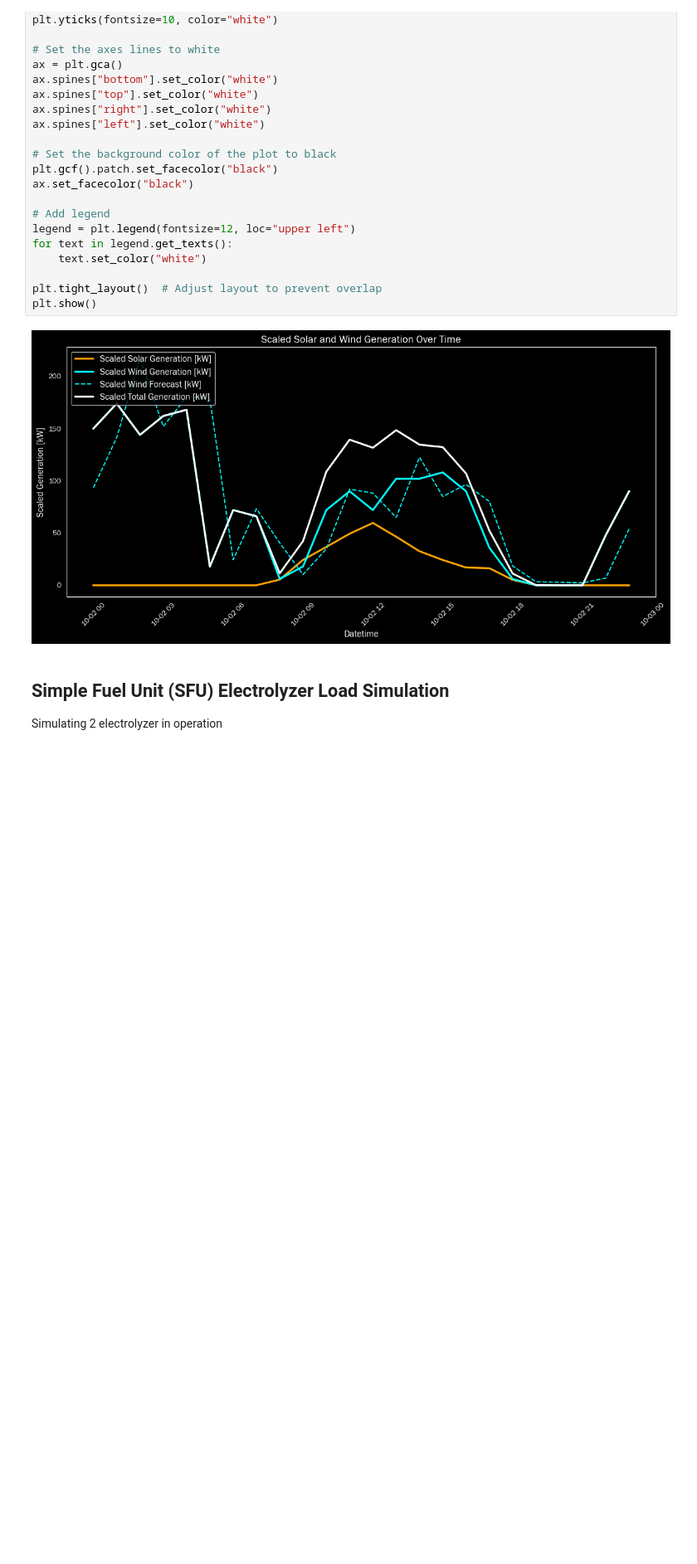
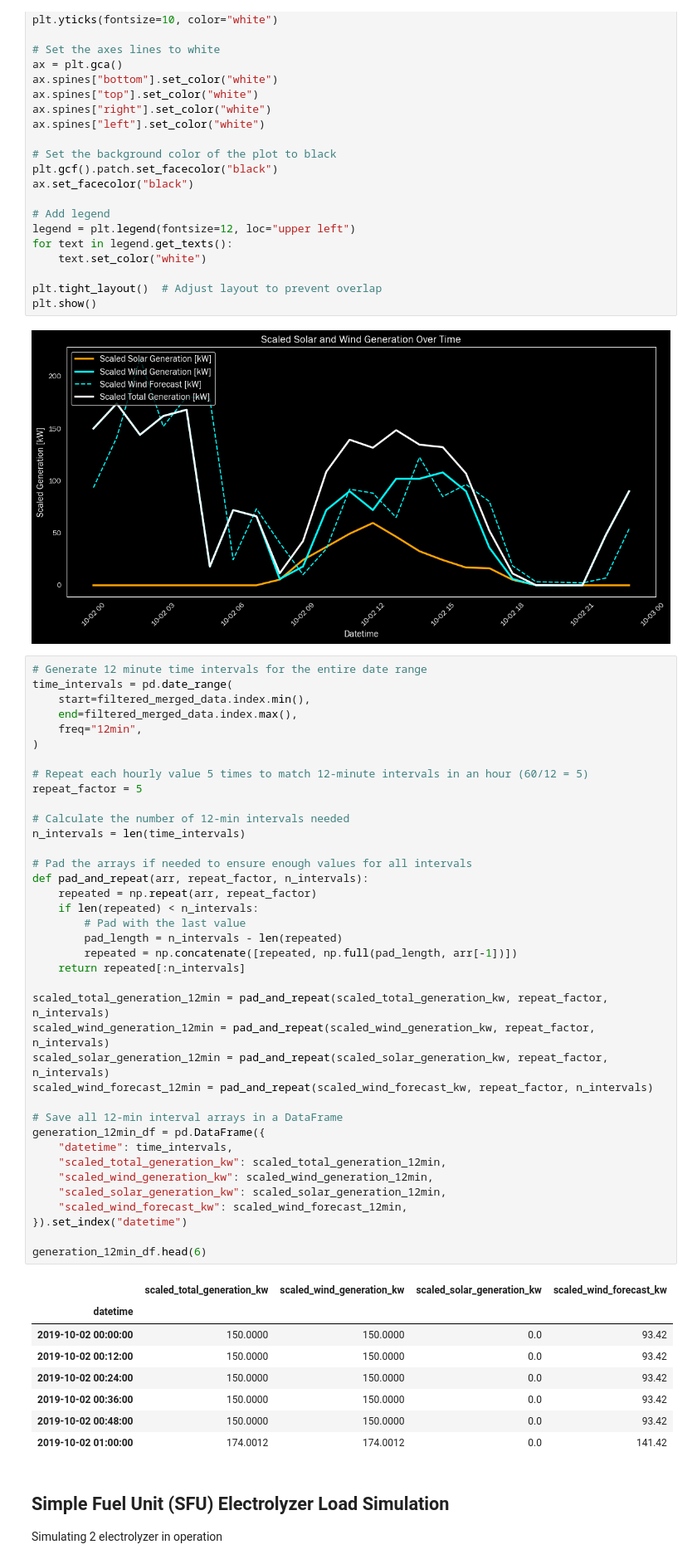
Before and after one commit to Lauvera132/ut_h2_protohub_simulation, a Jupyter notebook: white_deer_wind_farm_test.ipynb, the cells around one changed output. Shown at 83% size. Saved outputs shown, nothing was run; the diff lists cells and outputs as text; blank space fills up the shorter version.

```diff
--- a/white_deer_wind_farm_test.ipynb
+++ b/white_deer_wind_farm_test.ipynb
@@ -810,6 +810,53 @@ plt.tight_layout()  # Adjust layout to prevent overlap
 plt.show()
 # %% [output]
 [figure]
+# %%
+# Generate 12 minute time intervals for the entire date range
+time_intervals = pd.date_range(
+    start=filtered_merged_data.index.min(),
+    end=filtered_merged_data.index.max(),
+    freq="12min",
+)
+
+# Repeat each hourly value 5 times to match 12-minute intervals in an hour (60/12 = 5)
+repeat_factor = 5
+
+# Calculate the number of 12-min intervals needed
+n_intervals = len(time_intervals)
+
+# Pad the arrays if needed to ensure enough values for all intervals
+def pad_and_repeat(arr, repeat_factor, n_intervals):
+    repeated = np.repeat(arr, repeat_factor)
+    if len(repeated) < n_intervals:
+        # Pad with the last value
+        pad_length = n_intervals - len(repeated)
+        repeated = np.concatenate([repeated, np.full(pad_length, arr[-1])])
+    return repeated[:n_intervals]
+
+scaled_total_generation_12min = pad_and_repeat(scaled_total_generation_kw, repeat_factor, n_intervals)
+scaled_wind_generation_12min = pad_and_repeat(scaled_wind_generation_kw, repeat_factor, n_intervals)
+scaled_solar_generation_12min = pad_and_repeat(scaled_solar_generation_kw, repeat_factor, n_intervals)
+scaled_wind_forecast_12min = pad_and_repeat(scaled_wind_forecast_kw, repeat_factor, n_intervals)
+
+# Save all 12-min interval arrays in a DataFrame
+generation_12min_df = pd.DataFrame({
+    "datetime": time_intervals,
+    "scaled_total_generation_kw": scaled_total_generation_12min,
+    "scaled_wind_generation_kw": scaled_wind_generation_12min,
+    "scaled_solar_generation_kw": scaled_solar_generation_12min,
+    "scaled_wind_forecast_kw": scaled_wind_forecast_12min,
+}).set_index("datetime")
+
+generation_12min_df.head(6)
+# %% [output]
+|  | scaled_total_generation_kw | scaled_wind_generation_kw | scaled_solar_generation_kw | scaled_wind_forecast_kw |
+| datetime |  |  |  |  |
+| 2019-10-02 00:00:00 | 150.0000 | 150.0000 | 0.0 | 93.42 |
+| 2019-10-02 00:12:00 | 150.0000 | 150.0000 | 0.0 | 93.42 |
+| 2019-10-02 00:24:00 | 150.0000 | 150.0000 | 0.0 | 93.42 |
+| 2019-10-02 00:36:00 | 150.0000 | 150.0000 | 0.0 | 93.42 |
+| 2019-10-02 00:48:00 | 150.0000 | 150.0000 | 0.0 | 93.42 |
+| 2019-10-02 01:00:00 | 174.0012 | 174.0012 | 0.0 | 141.42 |
 # %% [markdown]
 ## Simple Fuel Unit (SFU) Electrolyzer Load Simulation
 Simulating 2 electrolyzer in operation
```
Also changed, not shown: parts of 6 cells of this notebook.
